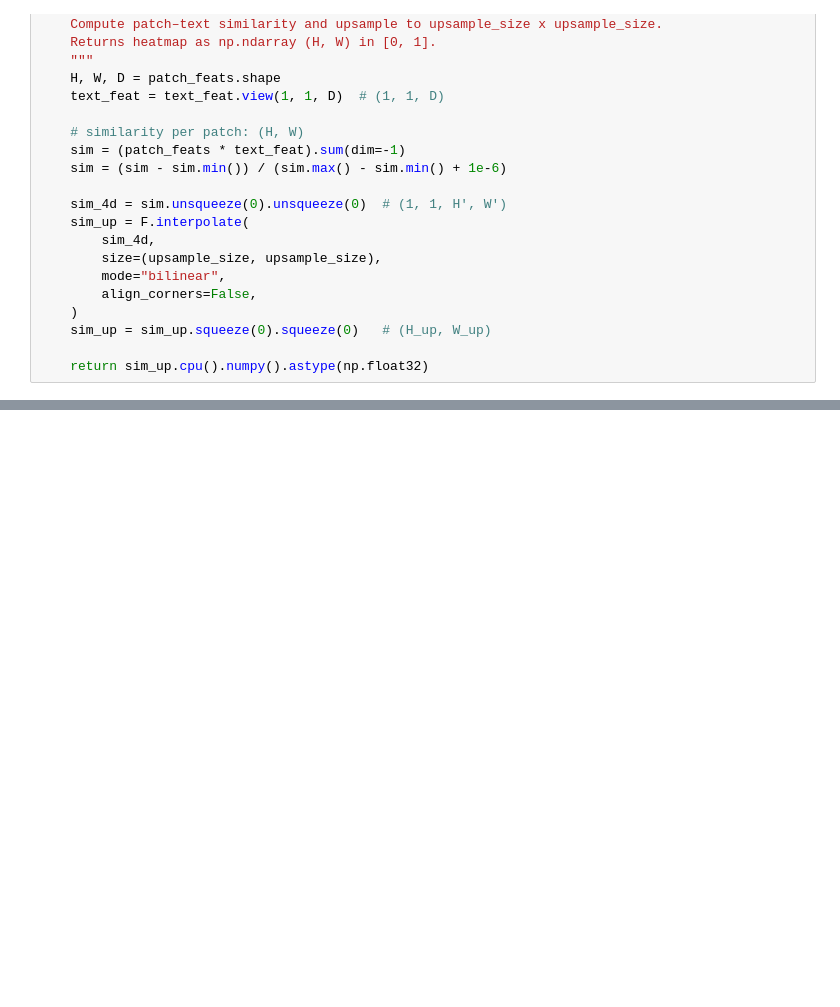
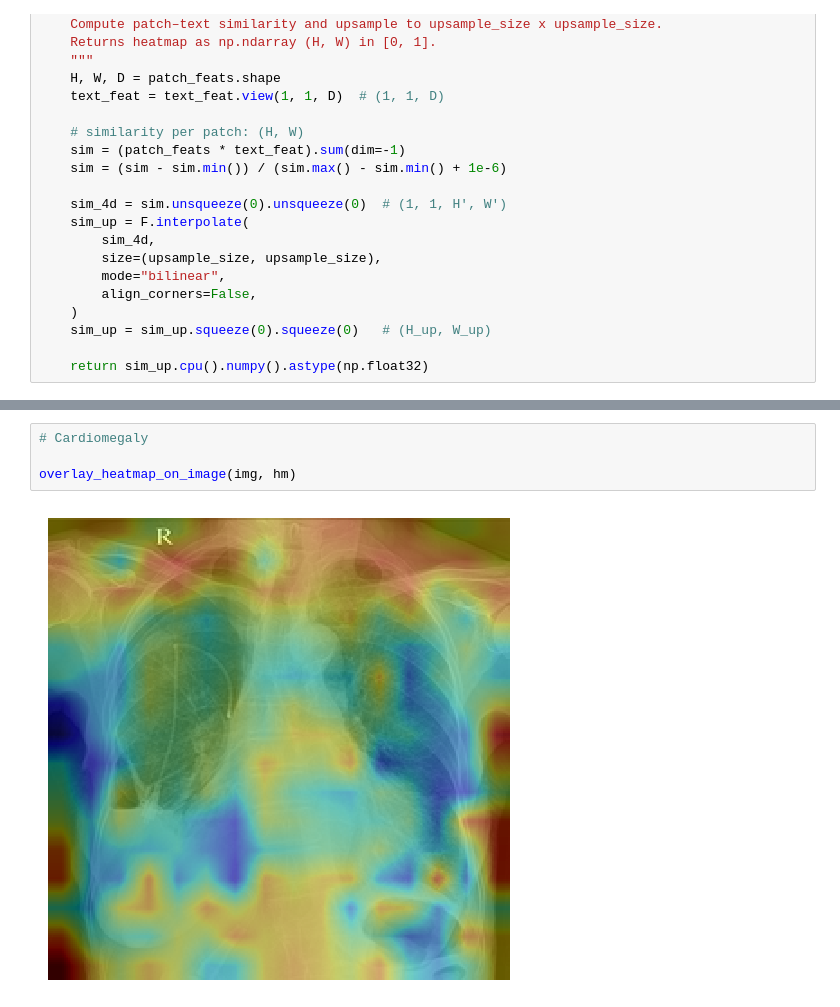
Before and after one commit to harshvardhan10/ALBEF, a Jupyter notebook: notebooks/extract_heatmaps.ipynb, the cells around one changed output, grey strips where cells are left out. Drawn from its saved outputs; the diff is of its cells as text; blank space fills up the shorter version.

```diff
--- a/notebooks/extract_heatmaps.ipynb
+++ b/notebooks/extract_heatmaps.ipynb
@@ -79,0 +404,6 @@ def compute_heatmap(
+# %%
+# Cardiomegaly
+
+overlay_heatmap_on_image(img, hm)
+# %% [output]
+[figure, added]
```
Also changed, not shown: parts of 43 cells of this notebook.
